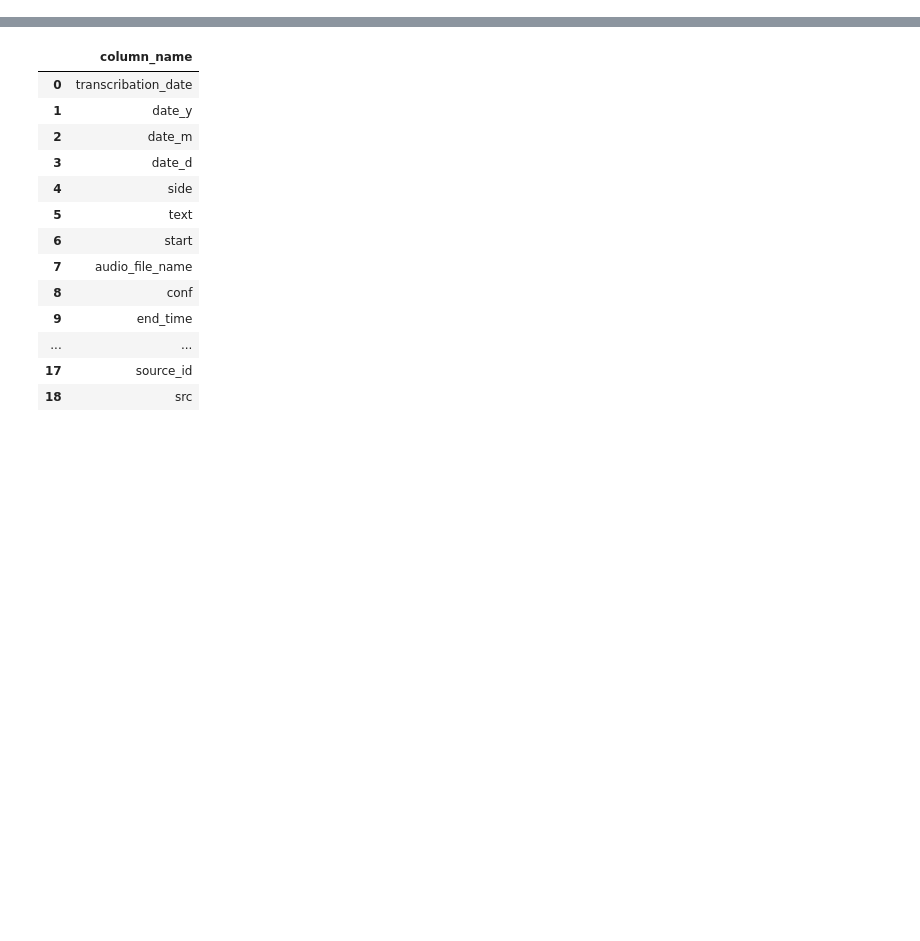
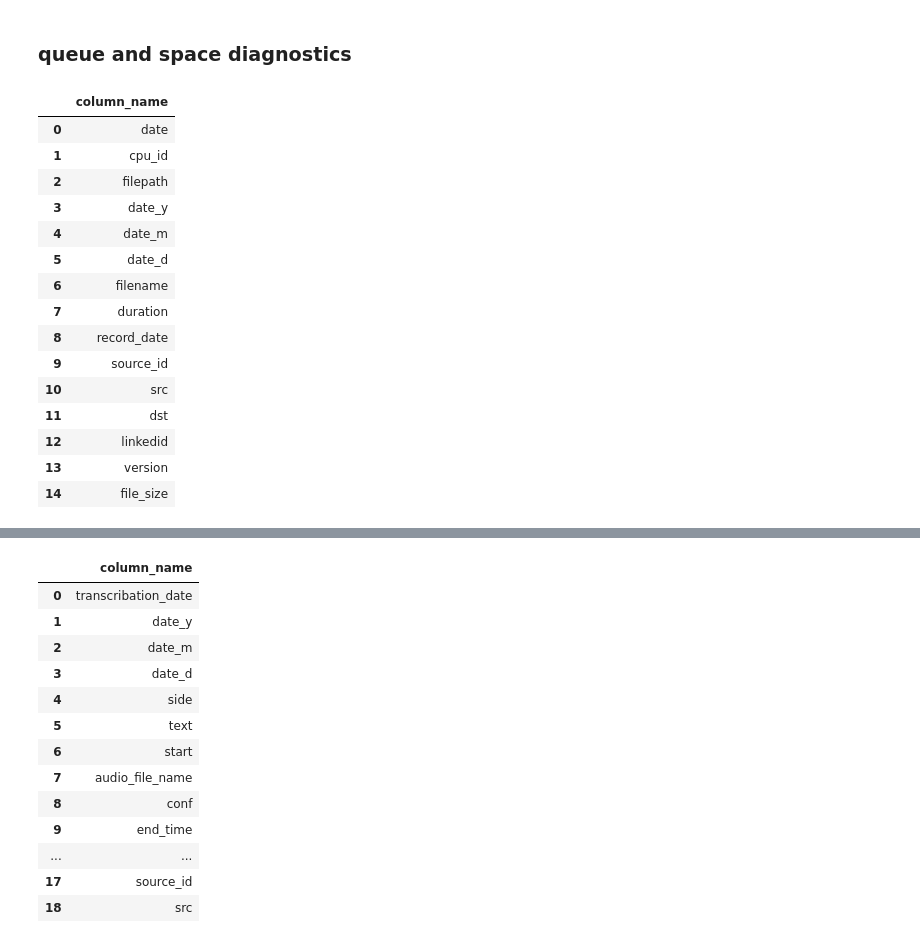
Before and after one commit to format37/call_centre_stt_server, a Jupyter notebook: reports.ipynb, the cells around one changed output, grey strips where cells are left out. Saved outputs shown, nothing was run; the diff lists cells and outputs as text; code cells hidden in the pictures; blank space fills up the shorter version.

```diff
--- a/reports.ipynb
+++ b/reports.ipynb
@@ -87,3 +87,26 @@ def silence_timing(date_from, date_to):
     df.drop(['index'], axis = 1, inplace = True)
     df.sort_values(['h'], inplace = True)
     df.plot(x = 'h', y = ['part_a', 'part_b', 'part_silence'], style = '.')
+# %% [markdown]
+### queue and space diagnostics
+# %%
+query = "SELECT column_name FROM information_schema.columns WHERE table_name='queue';"
+df = read_sql(query)
+df
+# %% [output]
+|  | column_name |
+| 0 | date |
+| 1 | cpu_id |
+| 2 | filepath |
+| 3 | date_y |
+| 4 | date_m |
+| 5 | date_d |
+| 6 | filename |
+| 7 | duration |
+| 8 | record_date |
+| 9 | source_id |
+| 10 | src |
+| 11 | dst |
+| 12 | linkedid |
+| 13 | version |
+| 14 | file_size |
```
Also changed, not shown: parts of 2 cells of this notebook, 1 other file.
